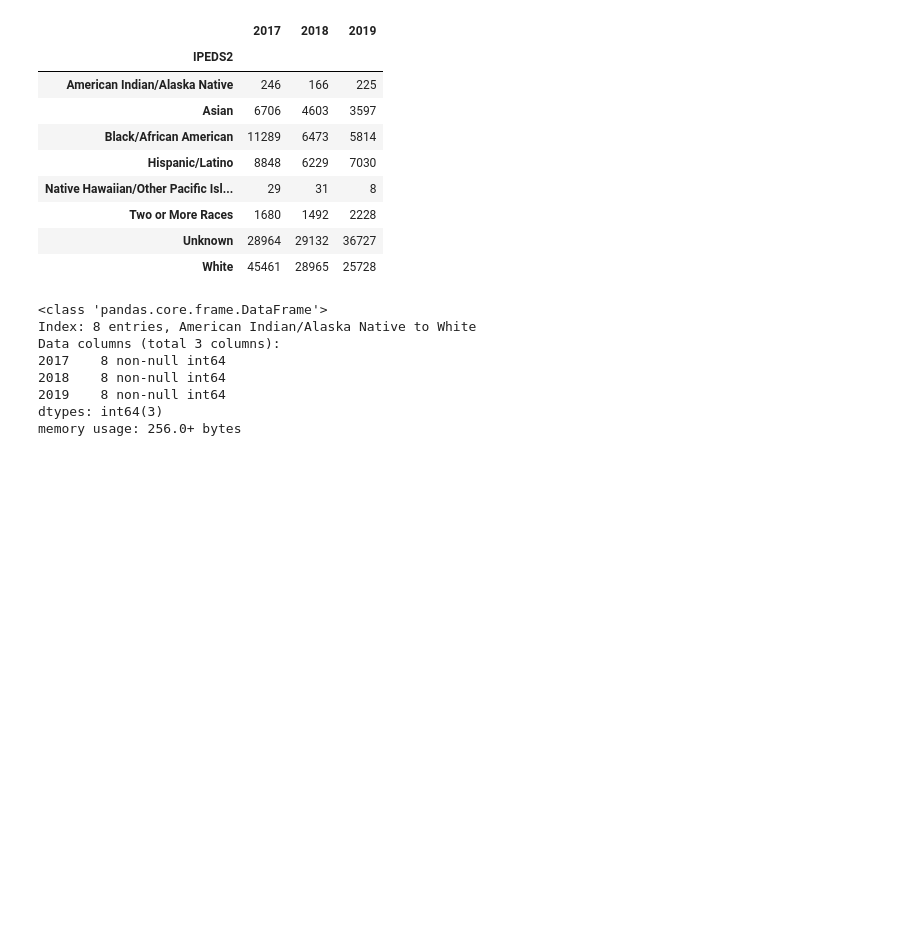
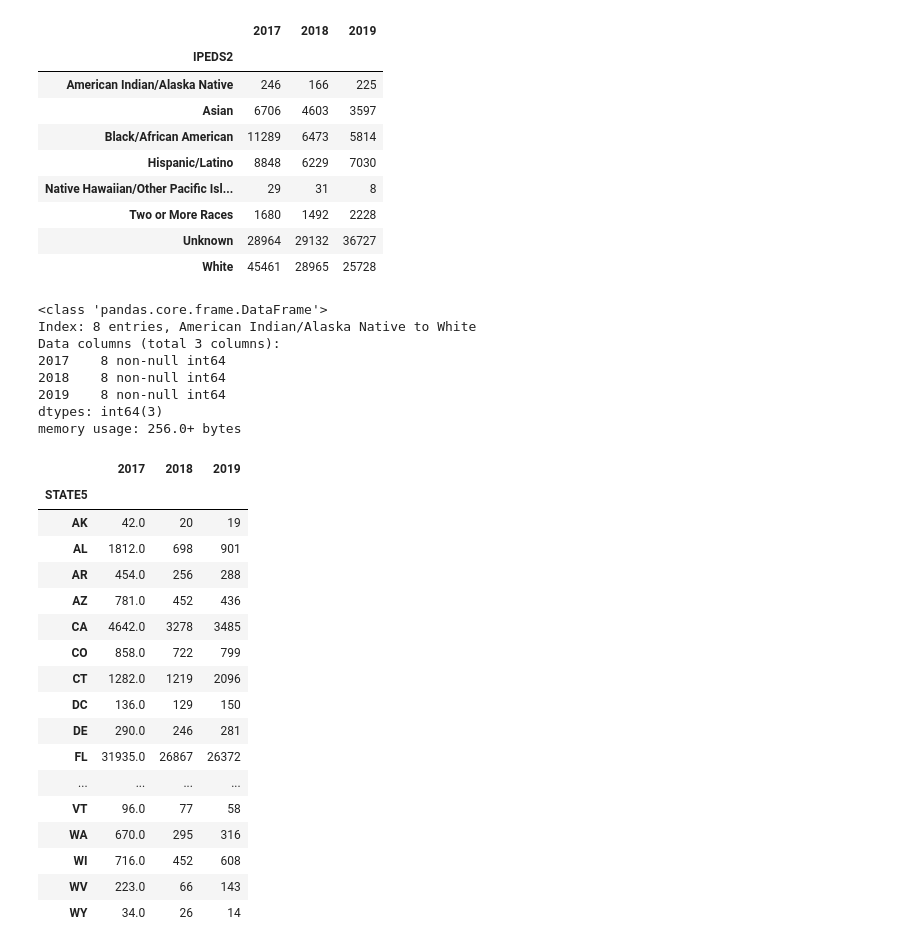
Before and after one commit to EMSA-Analytics/INQ, a Jupyter notebook: SF_MONTH_INQ_REPORT_SHORTER.ipynb, the cells around one changed output. Drawn from its saved outputs; the diff is of its cells as text; code cells hidden in the pictures; blank space fills up the shorter version.

Commit message:
COmpleted the states code

```diff
--- a/SF_MONTH_INQ_REPORT_SHORTER.ipynb
+++ b/SF_MONTH_INQ_REPORT_SHORTER.ipynb
@@ -178,0 +233,2 @@ Name: IPEDS2, dtype: int64
+# %%
+INNER_INT['STATE4'] = np.where(INNER_INT['STATE2&MAILING'].isin(flat_states),INNER_INT['STATE2&MAILING'], "Not USA")
@@ -178,0 +255,29 @@ Name: IPEDS2, dtype: int64
+# %%
+state_dict= {'ALABAMA':'AL','Alabama':'AL','AL':'AL','ALASKA':'AK','Alaska':'AK','AK':'AK','ARIZONA':'AZ','Arizona':'AZ','AZ':'AZ','ARKANSAS':'AR','Arkansas':'AR','AR':'AR','CALIFORNIA':'CA'
+,'California':'CA','CA':'CA','COLORADO':'CO','Colorado': 'CO','CO':'CO','CONNECTICUT':'CT'
+,'Connecticut':'CT','CT':'CT','DELAWARE':'DE','Delaware':'DE','DE':'DE','FLORIDA':'FL','Florida':'FL'
+,'FL':'FL','GEORGIA':'GA','Georgia':'GA','GA':'GA','HAWAII':'HI','Hawaii':'HI','HI':'HI','IDAHO':'ID'
+, 'Idaho':'ID','ID':'ID','ILLINOIS':'IL','Illinois':'IL','IL':'IL','INDIANA':'IN','Indiana':'IN','IN':'IN'
+,'IOWA':'IA','Iowa':'IA','IA':'IA','KANSAS':'KS','Kansas':'KS','KS':'KS','KENTUCKY':'KY','Kentucky':'KY'
+,'KY':'KY','LOUISIANA':'LA','Louisiana':'LA','LA':'LA','MAINE':'ME','Maine':'ME','ME':'ME'
+,'MARYLAND':'MD','Maryland':'MD','MD':'MD','MASSACHUSETTS':'MA','Massachusetts':'MA','MA':'MA'
+,'MICHIGAN':'MI','Michigan':'MI','MI':'MI','MINNESOTA':'MN','Minnesota':'MN','MN':'MN','MISSISSIPPI':'MS'
+,'Mississippi':'MS','MS':'MS','MISSOURI':'MO','Missouri':'MO','MO':'MO','MONTANA':'MT','Montana':'MT'
+,'MT':'MT','NEBRASKA':'NE','Nebraska':'NE','NE':'NE','NEVADA':'NV','Nevada':'NV','NV':'NV'
+,'NEW HAMPSHIRE':'NH','New Hampshire':'NH','NH':'NH','NEW JERSEY':'NJ','New Jersey':'NJ','NJ':'NJ'
+,'NEW MEXICO':'NM','New Mexico':'NM','NM':'NM','NEW YORK':'NY','New York':'NY', 'NY':'NY'
+,'NORTH CAROLINA':'NC','North Carolina':'NC','NC':'NC','NORTH DAKOTA':'ND','North Dakota':'ND','ND':'ND'
+,'OHIO':'OH','Ohio':'OH','OH':'OH','OKLAHOMA':'OK','Oklahoma':'OK','OK':'OK','OREGON':'OR','Oregon':'OR'
+,'OR':'OR','PENNSYLVANIA':'PA','Pennsylvania':'PA','PA':'PA','RHODE ISLAND':'RI'
+,'Rhode Island':'RI','RI':'RI','SOUTH CAROLINA':'SC','South Carolina':'SC','SC':'SC','SOUTH DAKOTA':'SD'
+,'South Dakota':'SD','SD':'SD','TENNESSEE':'TN','Tennessee':'TN','TN':'TN','TEXAS':'TX','Texas':'TX'
+,'TX':'TX','UTAH':'UT','Utah':'UT','UT':'UT','VERMONT':'VT','Vermont':'VT','VT':'VT','VIRGINIA':'VA'
+,'Virginia':'VA','VA':'VA','WASHINGTON':'WA','Washington':'WA','WA':'WA','WEST VIRGINIA':'WV'
+,'West Virginia':'WV','WV':'WV','WISCONSIN':'WI','Wisconsin':'WI','WI':'WI','WYOMING':'WY','Wyoming':'WY'
+,'WY':'WY','GUAM':'GU','Guam':'GU','GU':'GU','DISTRICT OF COLUMBIA':'DC','District of Columbia':'DC'
+,'DC':'DC','FEDERATED STATES OF MICRONESIA':'FM','Federated States of Micronesia':'FM','FM':'FM'
+,'MARSHALL ISLANDS':'MH','Marshall Islands':'MH','MH':'MH','NORTHERN MARIANA ISLANDS':'MP'
+,'Northern Mariana Islands':'MP','MP':'MP', 'PALAU':'PW','Palau':'PW','PW':'PW','PUERTO RICO':'PR'
+,'Puerto Rico':'PR','PR':'PR','VIRGIN ISLANDS':'VI','Virgin Islands':'VI','VI':'VI'}
+# %%
+INNER_INT['STATE5'] = INNER_INT['STATE4'].map(state_dict)
@@ -831,6 +973,37 @@ Data columns (total 3 columns):
 2019    8 non-null int64
 dtypes: int64(3)
 memory usage: 256.0+ bytes
+# %%
+#State Counts for AdmitTerm 2017 that occured in 2016
+STATE17 = YoY2017.pivot_table(index=['STATE5'],values =['Contact_ID'],aggfunc =len)
+STATE17.rename(index= str, columns={'Contact_ID':'2017'},inplace =True)
+STATE18 = YoY2018.pivot_table(index=['STATE5'],values =['Contact_ID'],aggfunc =len)
+STATE18.rename(index= str, columns={'Contact_ID':'2018'},inplace =True)
+STATE19 = YoY2019.pivot_table(index=['STATE5'],values =['Contact_ID'],aggfunc =len)
+STATE19.rename(index= str, columns={'Contact_ID':'2019'},inplace =True)
+# %%
+ST1 = pd.concat([STATE17, STATE18], axis=1, join_axes=[STATE18.index])
+ST2 = pd.concat([ST1, STATE19], axis=1, join_axes=[STATE18.index])
+ST2
+# %% [output]
+|  | 2017 | 2018 | 2019 |
+| STATE5 |  |  |  |
+| AK | 42.0 | 20 | 19 |
+| AL | 1812.0 | 698 | 901 |
+| AR | 454.0 | 256 | 288 |
+| AZ | 781.0 | 452 | 436 |
+| CA | 4642.0 | 3278 | 3485 |
+| CO | 858.0 | 722 | 799 |
+| CT | 1282.0 | 1219 | 2096 |
+| DC | 136.0 | 129 | 150 |
+| DE | 290.0 | 246 | 281 |
+| FL | 31935.0 | 26867 | 26372 |
+| ... | ... | ... | ... |
+| VT | 96.0 | 77 | 58 |
+| WA | 670.0 | 295 | 316 |
+| WI | 716.0 | 452 | 608 |
+| WV | 223.0 | 66 | 143 |
+| WY | 34.0 | 26 | 14 |
 # %%
 writer = pd.ExcelWriter(path_final + '/' + 'SalesForceByMonth1' + '.xlsx')
 INQbyMONTH.to_excel(writer,'Results')
```
Also changed, not shown: parts of 17 cells of this notebook, 1 other file.
